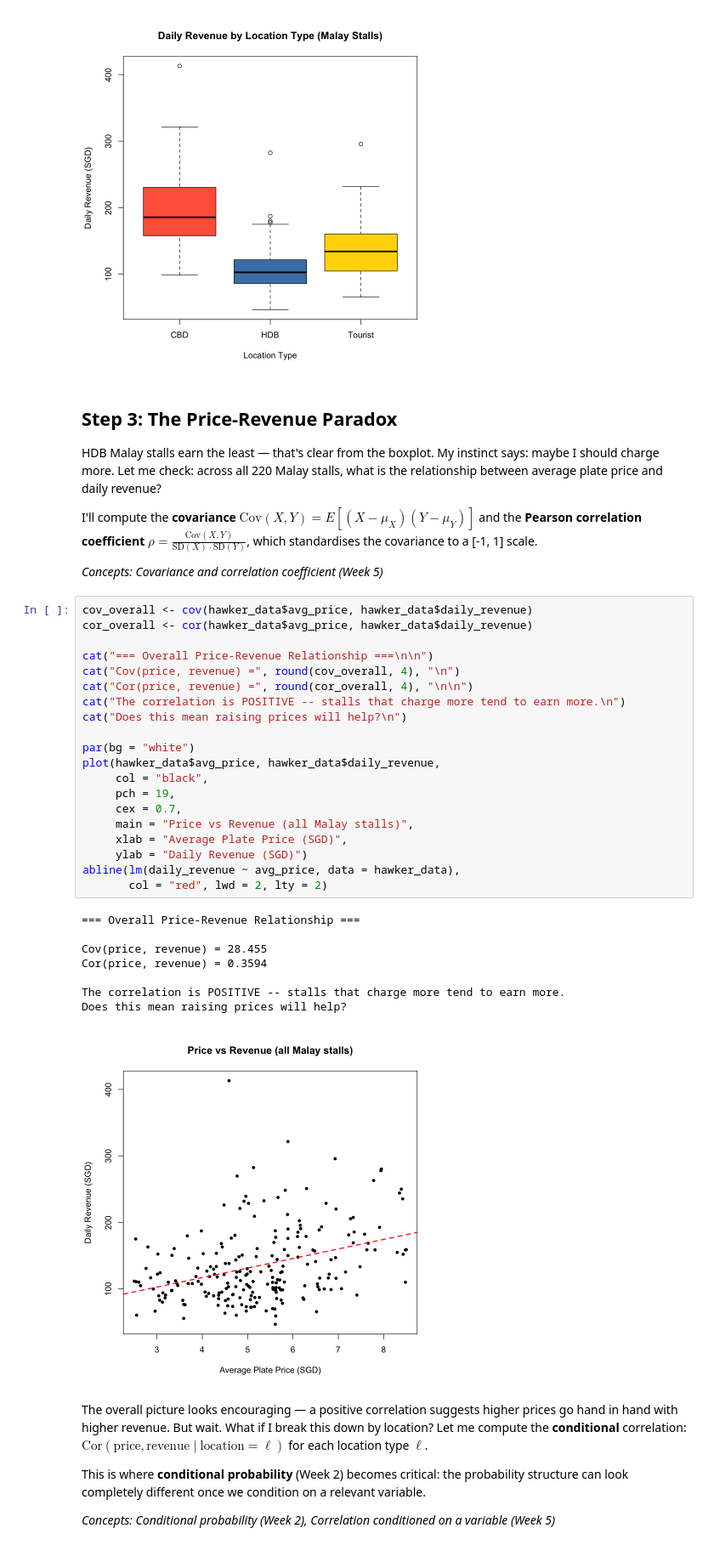
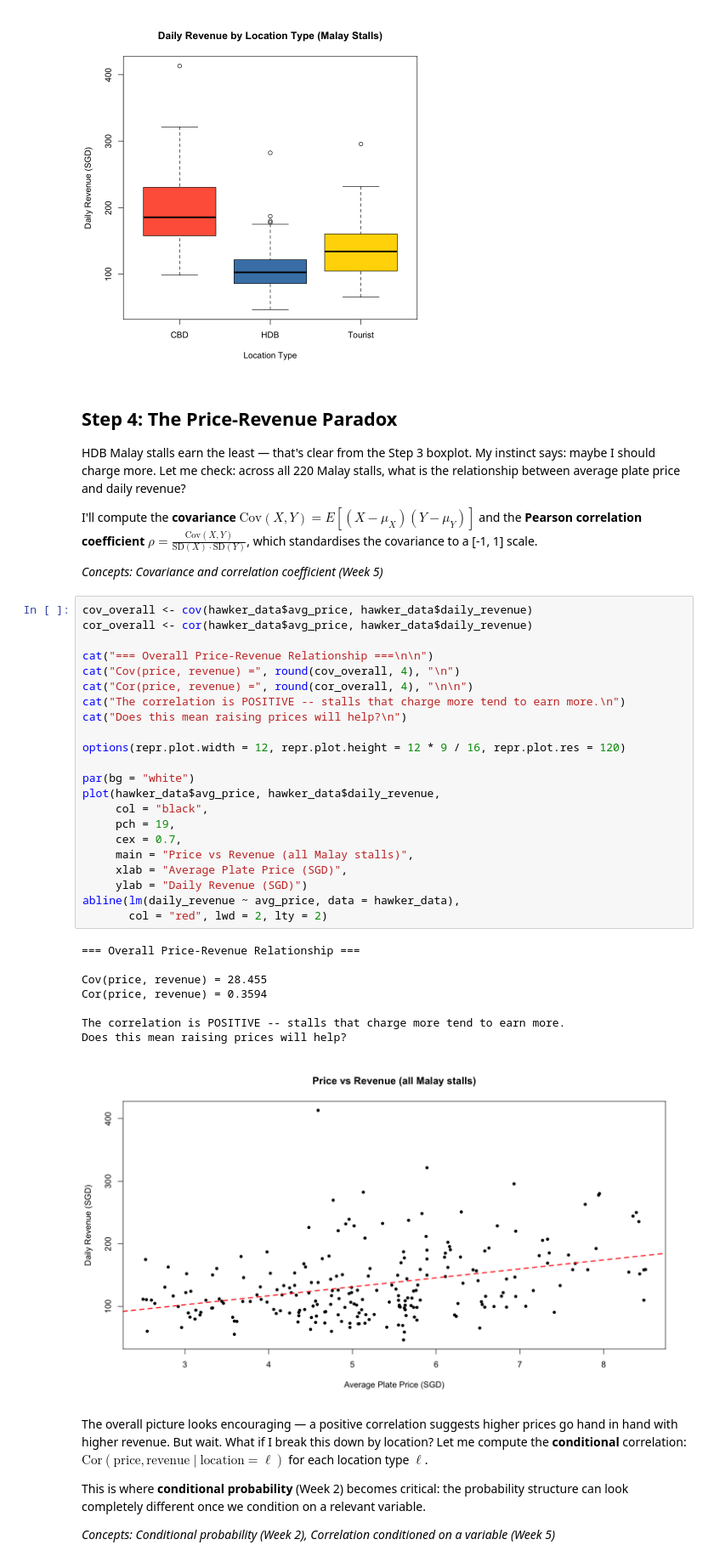
Before and after one commit to elvinsug/hawker-data-analysis, a Jupyter notebook: discovery.ipynb, the cells around one changed output. Shown at 85% size. Drawn from its saved outputs; the diff is of its cells as text.

```diff
--- a/discovery.ipynb
+++ b/discovery.ipynb
@@ -131,9 +228,9 @@ boxplot(daily_revenue ~ location_type,
   Tourist  n=45   mean=$139.86  median=$134.06  sd=$48.39
 [figure]
 # %% [markdown]
-## Step 3: The Price-Revenue Paradox
+## Step 4: The Price-Revenue Paradox
 
-HDB Malay stalls earn the least — that's clear from the boxplot. My instinct says: maybe I should charge more. Let me check: across all 220 Malay stalls, what is the relationship between average plate price and daily revenue?
+HDB Malay stalls earn the least — that's clear from the Step 3 boxplot. My instinct says: maybe I should charge more. Let me check: across all 220 Malay stalls, what is the relationship between average plate price and daily revenue?
 
 I'll compute the **covariance** $\text{Cov}(X, Y) = E[(X - \mu_X)(Y - \mu_Y)]$ and the **Pearson correlation coefficient** $\rho = \frac{\text{Cov}(X,Y)}{\text{SD}(X) \cdot \text{SD}(Y)}$, which standardises the covariance to a [-1, 1] scale.
 
@@ -141,32 +238,34 @@ I'll compute the **covariance** $\text{Cov}(X, Y) = E[(X - \mu_X)(Y - \mu_Y)]$ a
 # %%
 cov_overall <- cov(hawker_data$avg_price, hawker_data$daily_revenue)
 cor_overall <- cor(hawker_data$avg_price, hawker_data$daily_revenue)
 
 cat("=== Overall Price-Revenue Relationship ===\n\n")
 cat("Cov(price, revenue) =", round(cov_overall, 4), "\n")
 cat("Cor(price, revenue) =", round(cor_overall, 4), "\n\n")
 cat("The correlation is POSITIVE -- stalls that charge more tend to earn more.\n")
 cat("Does this mean raising prices will help?\n")
+
+options(repr.plot.width = 12, repr.plot.height = 12 * 9 / 16, repr.plot.res = 120)
 
 par(bg = "white")
 plot(hawker_data$avg_price, hawker_data$daily_revenue,
      col = "black",
      pch = 19,
      cex = 0.7,
      main = "Price vs Revenue (all Malay stalls)",
      xlab = "Average Plate Price (SGD)",
      ylab = "Daily Revenue (SGD)")
 abline(lm(daily_revenue ~ avg_price, data = hawker_data),
        col = "red", lwd = 2, lty = 2)
 # %% [output]
 === Overall Price-Revenue Relationship ===
 
 Cov(price, revenue) = 28.455
 Cor(price, revenue) = 0.3594
 
 The correlation is POSITIVE -- stalls that charge more tend to earn more.
 Does this mean raising prices will help?
-[figure, old version]
+[figure, new version]
 # %% [markdown]
 The overall picture looks encouraging — a positive correlation suggests higher prices go hand in hand with higher revenue. But wait. What if I break this down by location? Let me compute the **conditional** correlation: $\text{Cor}(\text{price}, \text{revenue} \mid \text{location} = \ell)$ for each location type $\ell$.
 
```
Also changed, not shown: parts of 11 cells of this notebook.
